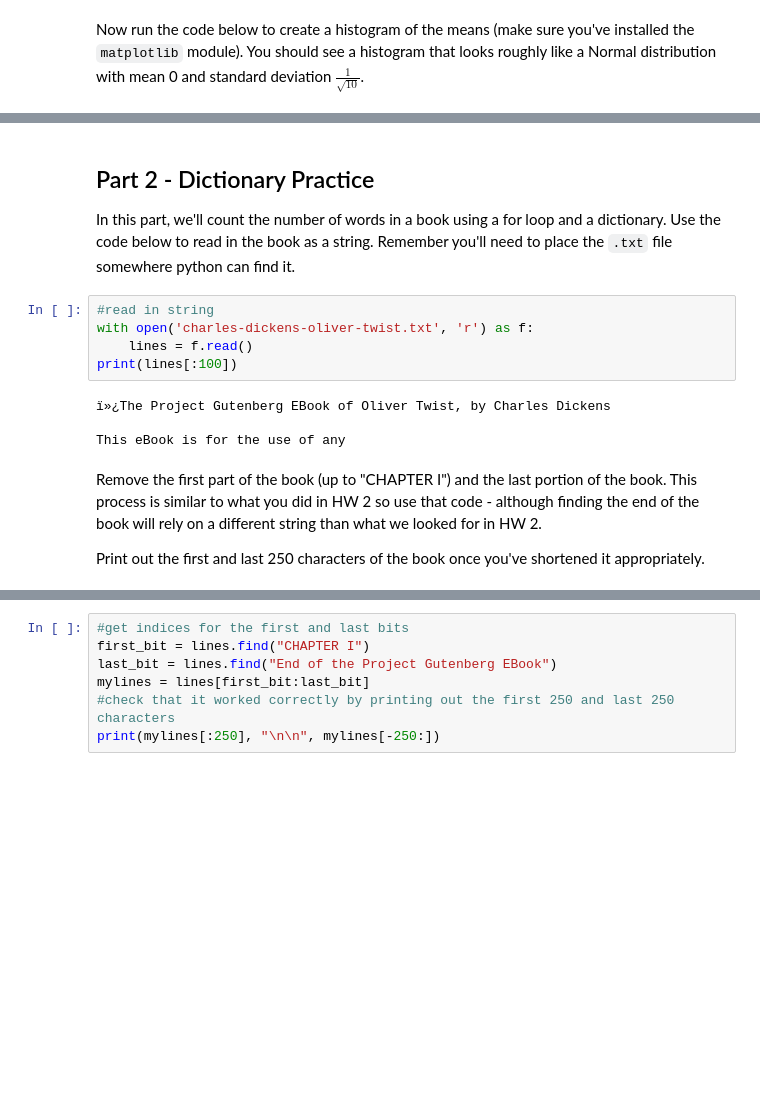
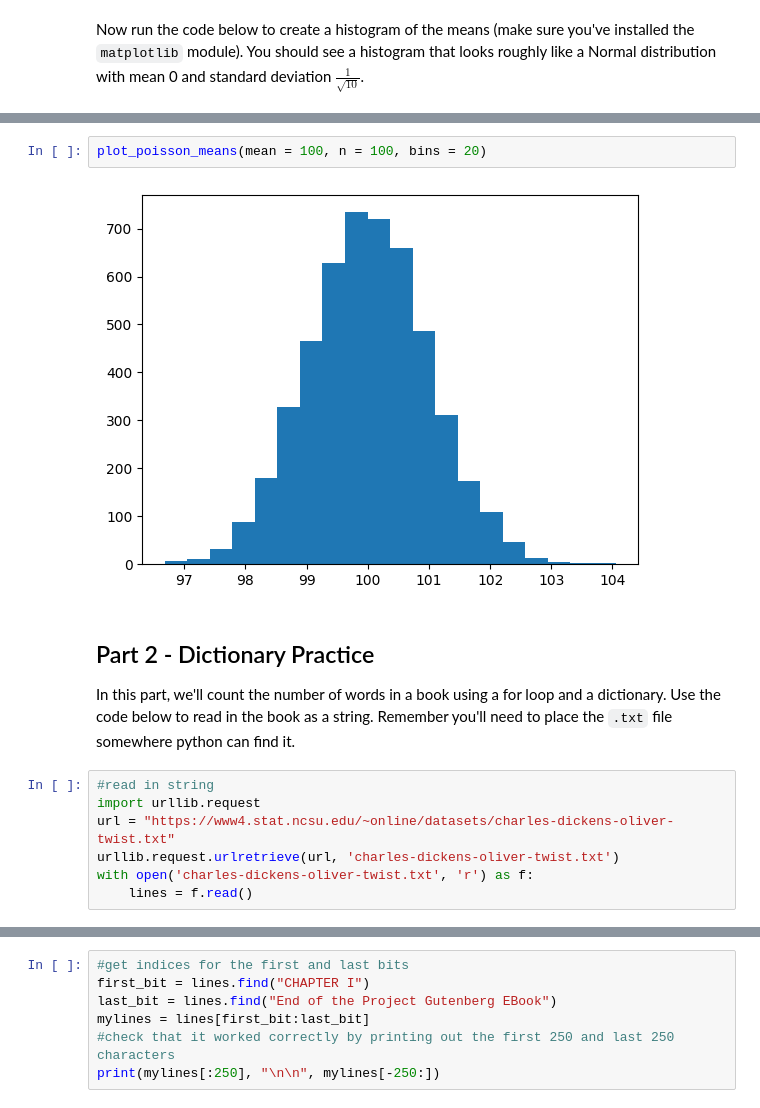
Before and after one commit to jbpost2/ST-554-Big-Data-With-Python-Course-Notes, a Jupyter notebook: HW2File.ipynb, the cells around one changed output, grey strips where cells are left out. Saved outputs shown, nothing was run; the diff lists cells and outputs as text; blank space fills up the shorter version.

```diff
--- a/HW2File.ipynb
+++ b/HW2File.ipynb
@@ -51,17 +66,15 @@ np.std(poisson_means)
+# %%
+plot_poisson_means(mean = 100, n = 100, bins = 20)
+# %% [output]
+[figure, added]
 # %% [markdown]
 ## Part 2 - Dictionary Practice
 
 In this part, we'll count the number of words in a book using a for loop and a dictionary.  Use the code below to read in the book as a string.  Remember you'll need to place the `.txt` file somewhere python can find it.
 # %%
 #read in string
+import urllib.request
+url = "https://www4.stat.ncsu.edu/~online/datasets/charles-dickens-oliver-twist.txt"
+urllib.request.urlretrieve(url, 'charles-dickens-oliver-twist.txt')
 with open('charles-dickens-oliver-twist.txt', 'r') as f:
     lines = f.read()
-print(lines[:100])
-# %% [output]
-ï»¿The Project Gutenberg EBook of Oliver Twist, by Charles Dickens
-
-This eBook is for the use of any
-# %% [markdown]
-Remove the first part of the book (up to "CHAPTER I") and the last portion of the book.  This process is similar to what you did in HW 2 so use that code - although finding the end of the book will rely on a different string than what we looked for in HW 2.
-
-Print out the first and last 250 characters of the book once you've shortened it appropriately.
```
Also changed, not shown: parts of 41 cells of this notebook.
